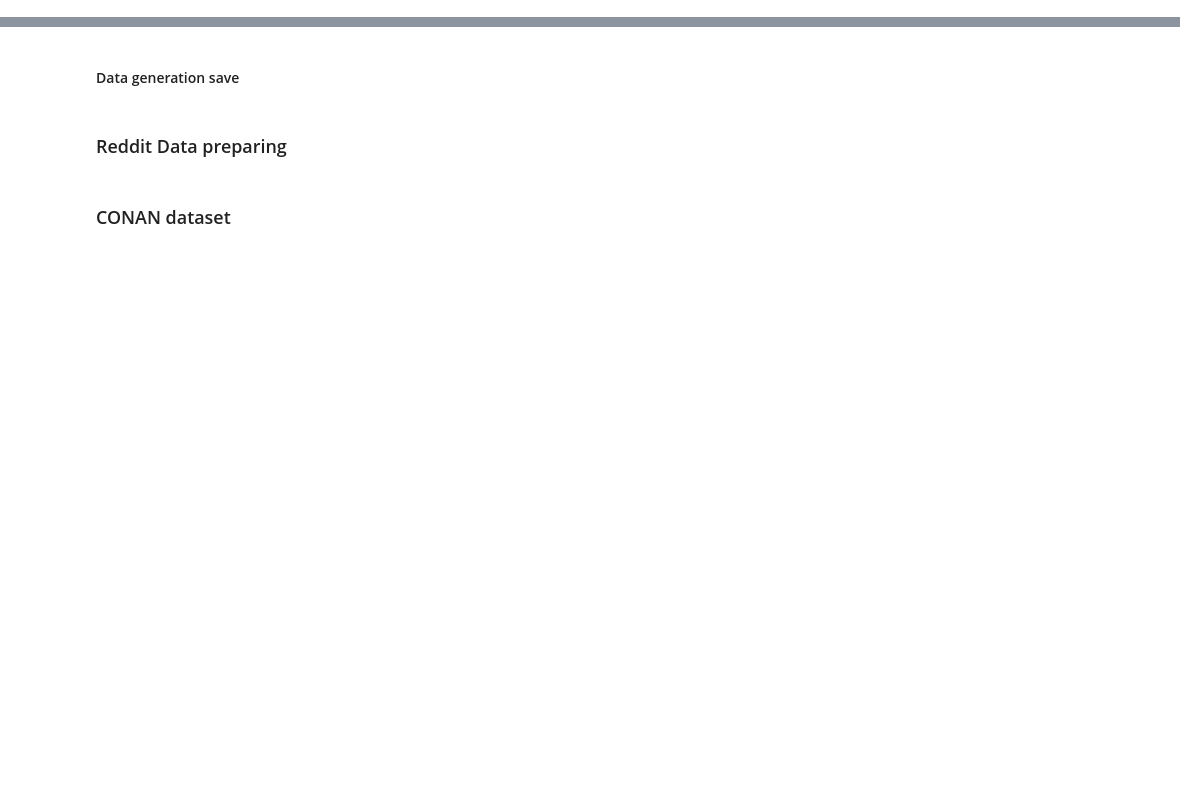
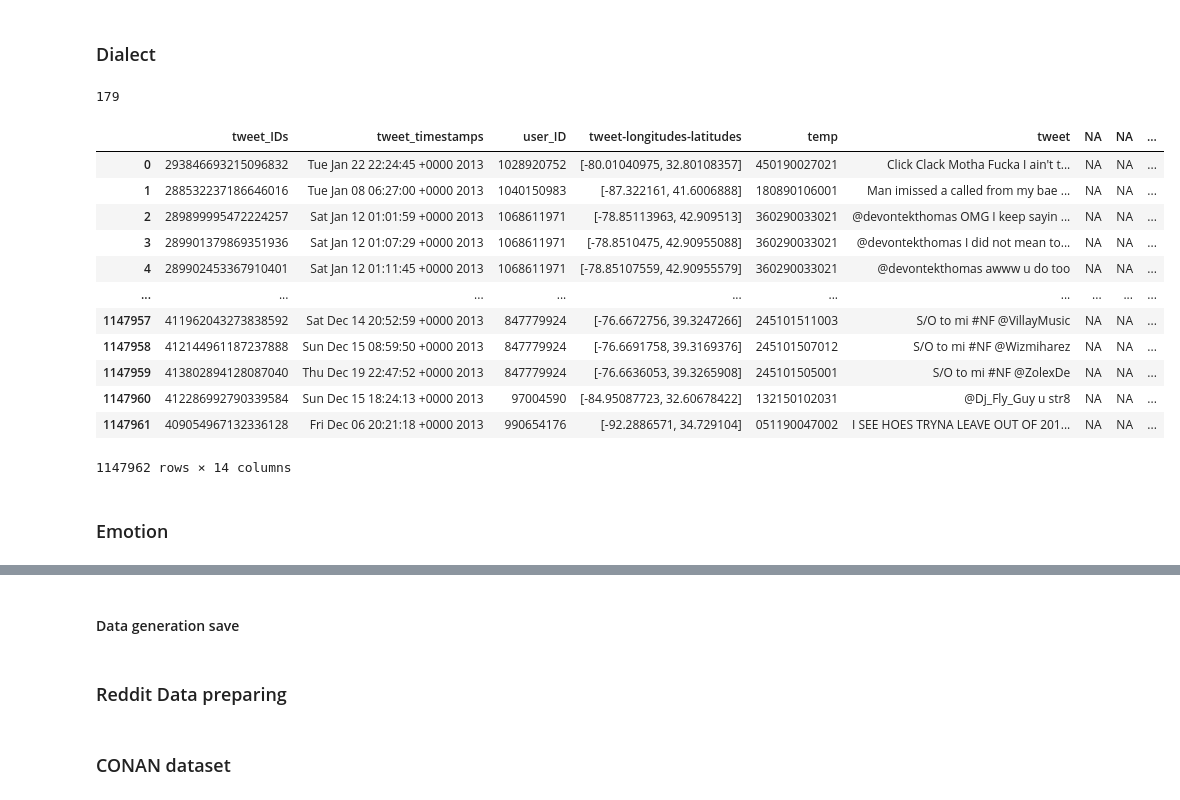
Before and after one commit to hate-alert/CounterGEDI, a Jupyter notebook: Create_training_data.ipynb, the cells around one changed output, grey strips where cells are left out. Cells and saved outputs as stored; diff of their text form; code cells hidden in the pictures; blank space fills up the shorter version.

```diff
--- a/Create_training_data.ipynb
+++ b/Create_training_data.ipynb
@@ -52,0 +67,42 @@ len(X_val)
+# %% [markdown]
+### Dialect
+# %%
+import csv
+
+list_lines=[]
+count=0
+with open('../HULK/Counterspeech/Datasets/Dialect/TwitterAAE-full-v1/twitteraae_all_aa') as tsv:
+    for line in csv.reader(tsv, dialect="excel-tab"): #You can also use delimiter="\t" rather than giving a dialect.
+        if(len(line)<14):
+            line=line[0:6]+['NA']*4+line[6:10]
+        if(len(line)>14):
+            count+=1
+        else:
+            list_lines.append(line)
+# %%
+count
+# %% [output]
+179
+# %%
+df=pd.DataFrame(list_lines)
+# %%
+columns=['tweet_IDs', 'tweet_timestamps', 'user_ID', 'tweet-longitudes-latitudes', 'temp','tweet','NA','NA','NA','NA','AA', 'Hispanic', 'Other', 'White']
+df.columns=columns
+# %%
+df
+# %% [output]
+|  | tweet_IDs | tweet_timestamps | user_ID | tweet-longitudes-latitudes | temp | tweet | NA | NA | ... |
+| 0 | 293846693215096832 | Tue Jan 22 22:24:45 +0000 2013 | 1028920752 | [-80.01040975, 32.80108357] | 450190027021 | Click Clack Motha Fucka I ain't t... | NA | NA | ... |
+| 1 | 288532237186646016 | Tue Jan 08 06:27:00 +0000 2013 | 1040150983 | [-87.322161, 41.6006888] | 180890106001 | Man imissed a called from my bae ... | NA | NA | ... |
+| 2 | 289899995472224257 | Sat Jan 12 01:01:59 +0000 2013 | 1068611971 | [-78.85113963, 42.909513] | 360290033021 | @devontekthomas OMG I keep sayin ... | NA | NA | ... |
+| 3 | 289901379869351936 | Sat Jan 12 01:07:29 +0000 2013 | 1068611971 | [-78.8510475, 42.90955088] | 360290033021 | @devontekthomas I did not mean to... | NA | NA | ... |
+| 4 | 289902453367910401 | Sat Jan 12 01:11:45 +0000 2013 | 1068611971 | [-78.85107559, 42.90955579] | 360290033021 | @devontekthomas awww u do too | NA | NA | ... |
+| ... | ... | ... | ... | ... | ... | ... | ... | ... | ... |
+| 1147957 | 411962043273838592 | Sat Dec 14 20:52:59 +0000 2013 | 847779924 | [-76.6672756, 39.3247266] | 245101511003 | S/O to mi #NF @VillayMusic | NA | NA | ... |
+| 1147958 | 412144961187237888 | Sun Dec 15 08:59:50 +0000 2013 | 847779924 | [-76.6691758, 39.3169376] | 245101507012 | S/O to mi #NF @Wizmiharez | NA | NA | ... |
+| 1147959 | 413802894128087040 | Thu Dec 19 22:47:52 +0000 2013 | 847779924 | [-76.6636053, 39.3265908] | 245101505001 | S/O to mi #NF @ZolexDe | NA | NA | ... |
+| 1147960 | 412286992790339584 | Sun Dec 15 18:24:13 +0000 2013 | 97004590 | [-84.95087723, 32.60678422] | 132150102031 | @Dj_Fly_Guy u str8 | NA | NA | ... |
+| 1147961 | 409054967132336128 | Fri Dec 06 20:21:18 +0000 2013 | 990654176 | [-92.2886571, 34.729104] | 051190047002 | I SEE HOES TRYNA LEAVE OUT OF 201... | NA | NA | ... |
+1147962 rows × 14 columns
+# %% [markdown]
+### Emotion
```
Also changed, not shown: parts of 7 cells of this notebook, 7 other files.
